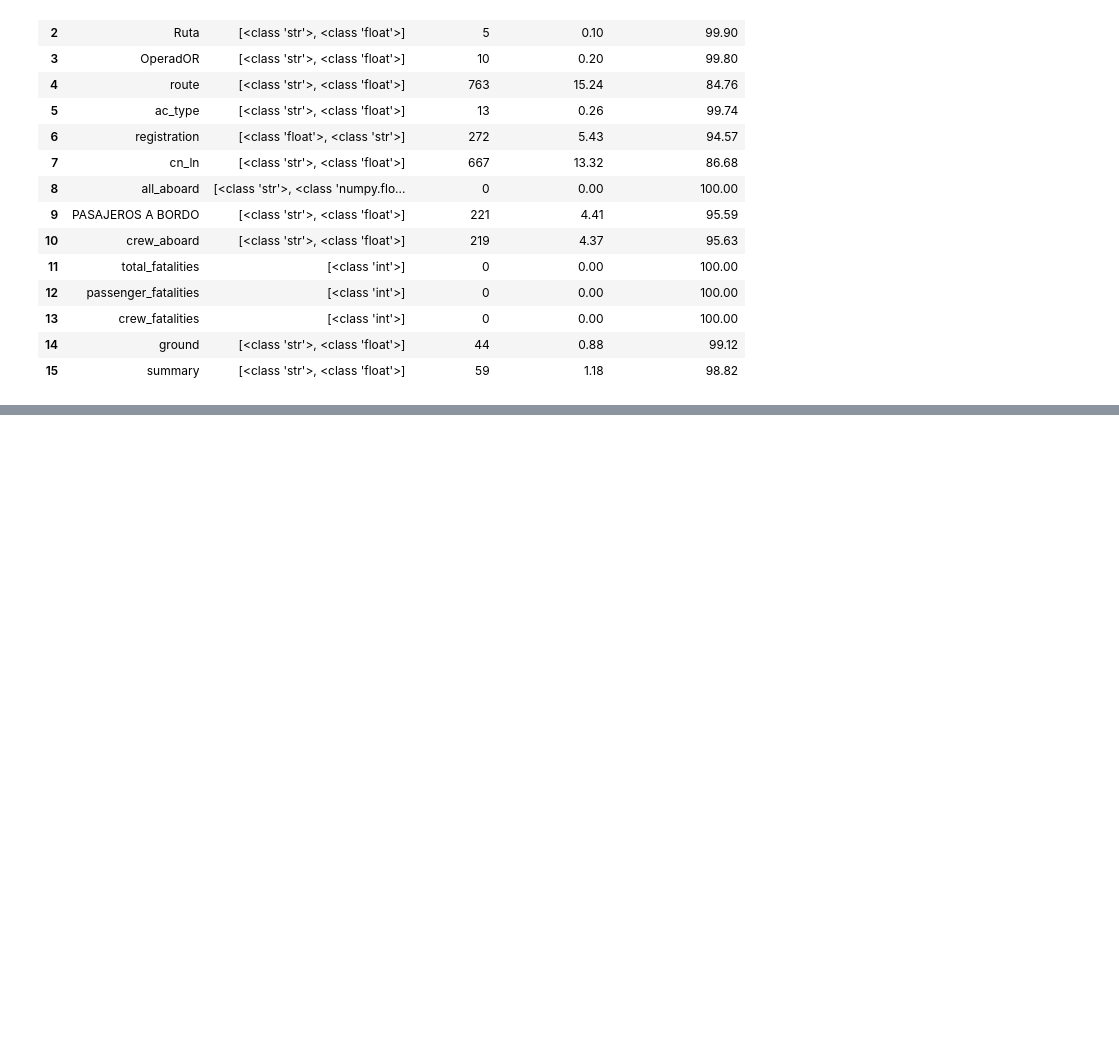
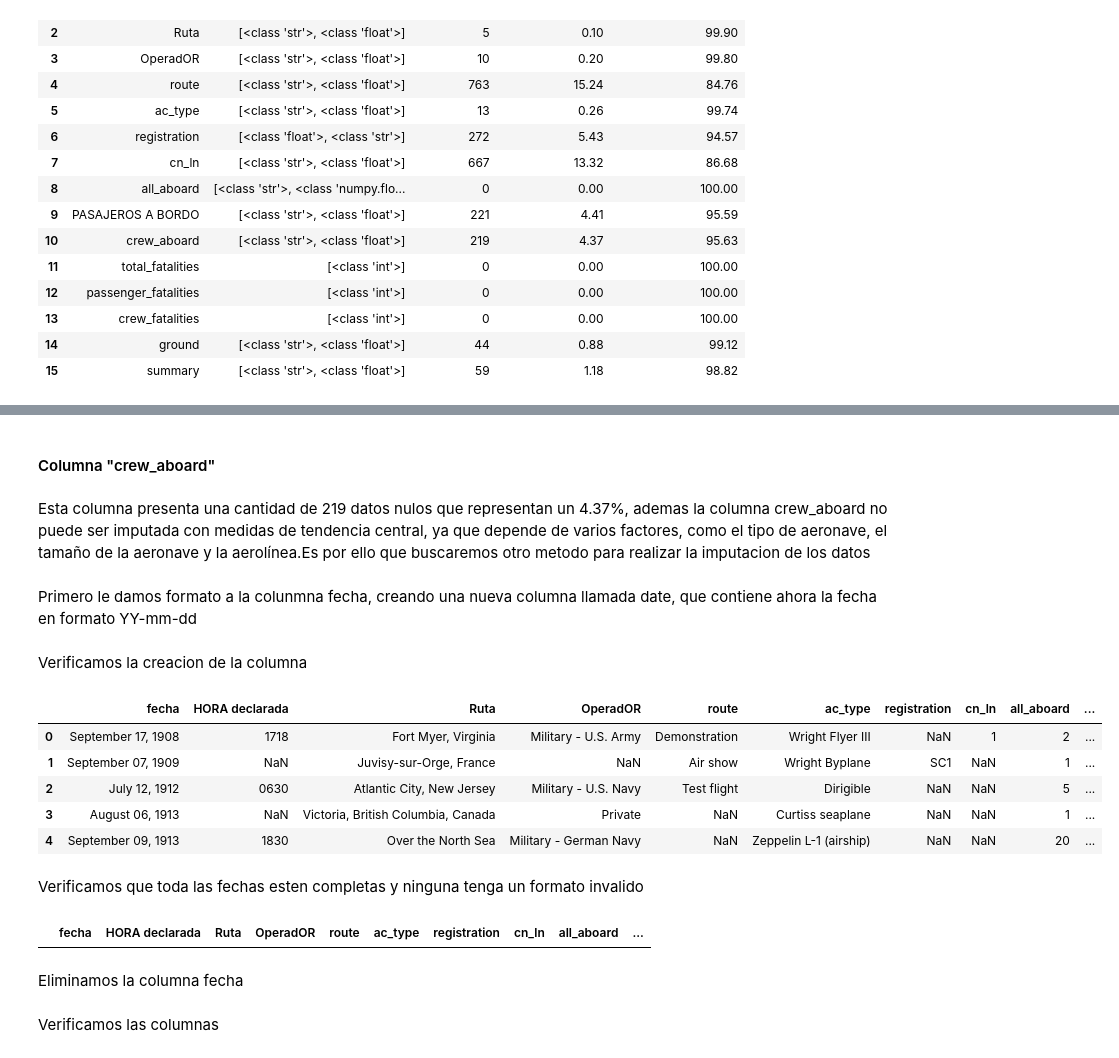
Before and after one commit to freddyv1828/Data_Analytics_Accidentes_Aereos, a Jupyter notebook: Notebooks/Etl_Accidentes_aereos.ipynb, the cells around one changed output, grey strips where cells are left out. Cells and saved outputs as stored; diff of their text form; code cells hidden in the pictures; blank space fills up the shorter version.

```diff
--- a/Notebooks/Etl_Accidentes_aereos.ipynb
+++ b/Notebooks/Etl_Accidentes_aereos.ipynb
@@ -489,0 +533,6 @@ Advertencia: la columna summary, tiene valores nulos
+# %% [markdown]
+#### Columna "crew_aboard"
+# %% [markdown]
+Esta columna presenta una cantidad de 219 datos nulos que representan un 4.37%, ademas la columna crew_aboard no puede ser imputada con medidas de tendencia central, ya que depende de varios factores, como el tipo de aeronave, el tamaño de la aeronave y la aerolínea.Es por ello que buscaremos otro metodo para realizar la imputacion de los datos
+# %% [markdown]
+Primero le damos formato a la colunmna fecha, creando una nueva columna llamada date, que contiene ahora la fecha en formato YY-mm-dd
@@ -489,0 +541,19 @@ Advertencia: la columna summary, tiene valores nulos
+# %% [markdown]
+Verificamos la creacion de la columna
+# %%
+df_accidentes.head()
+# %% [output]
+|  | fecha | HORA declarada | Ruta | OperadOR | route | ac_type | registration | cn_ln | all_aboard | ... |
+| 0 | September 17, 1908 | 1718 | Fort Myer, Virginia | Military - U.S. Army | Demonstration | Wright Flyer III | NaN | 1 | 2 | ... |
+| 1 | September 07, 1909 | NaN | Juvisy-sur-Orge, France | NaN | Air show | Wright Byplane | SC1 | NaN | 1 | ... |
+| 2 | July 12, 1912 | 0630 | Atlantic City, New Jersey | Military - U.S. Navy | Test flight | Dirigible | NaN | NaN | 5 | ... |
+| 3 | August 06, 1913 | NaN | Victoria, British Columbia, Canada | Private | NaN | Curtiss seaplane | NaN | NaN | 1 | ... |
+| 4 | September 09, 1913 | 1830 | Over the North Sea | Military - German Navy | NaN | Zeppelin L-1 (airship) | NaN | NaN | 20 | ... |
+# %% [markdown]
+Verificamos que toda las fechas esten completas y ninguna tenga un formato invalido
+# %%
+df_accidentes[df_accidentes["date"] == "Formato inválido"]
+# %% [output]
+|  | fecha | HORA declarada | Ruta | OperadOR | route | ac_type | registration | cn_ln | all_aboard | ... |
+# %% [markdown]
+Eliminamos la columna fecha
@@ -489,0 +562,2 @@ Advertencia: la columna summary, tiene valores nulos
+# %% [markdown]
+Verificamos las columnas
```
Also changed, not shown: parts of 40 cells of this notebook, 1 other file.
